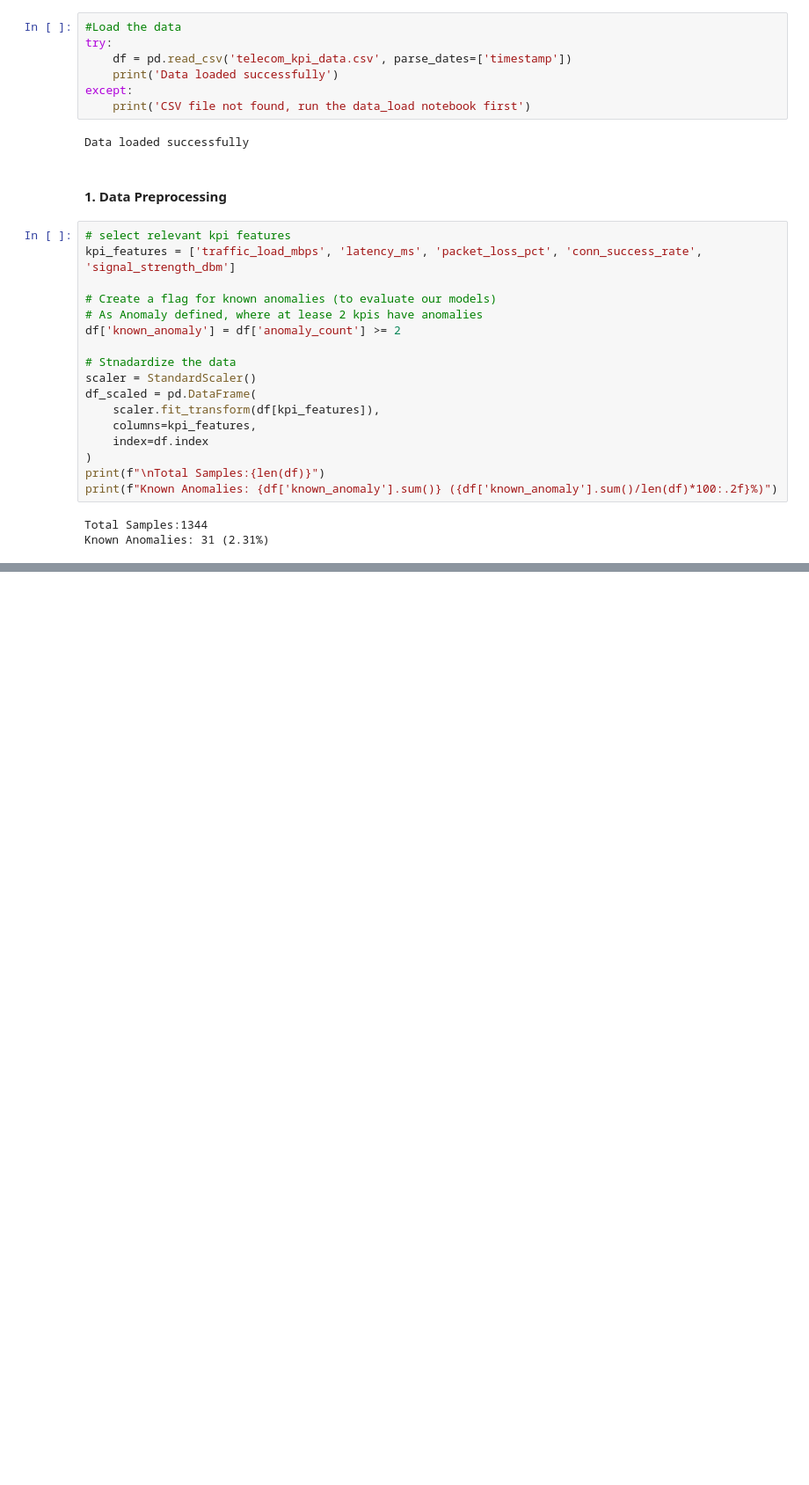
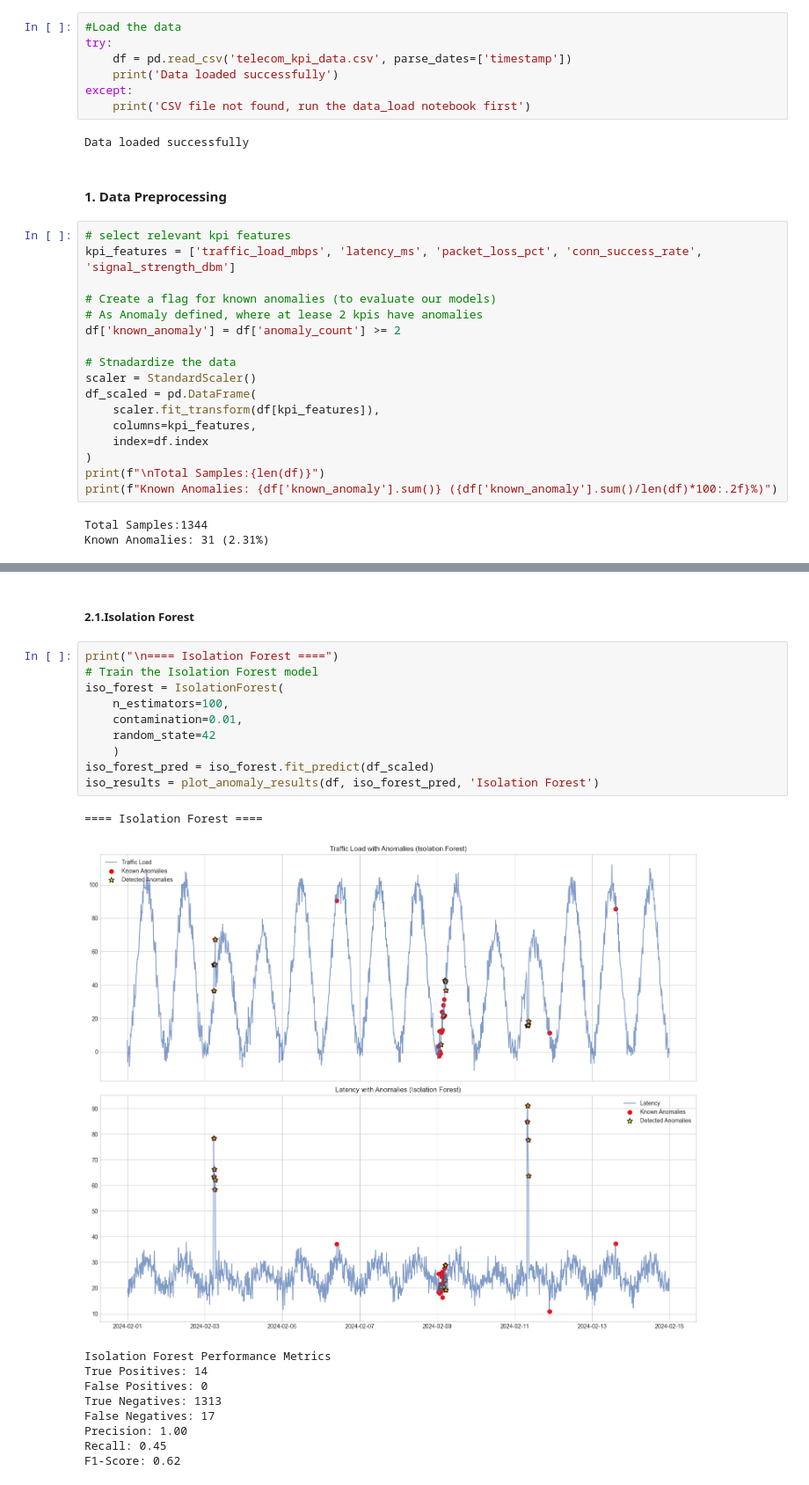
Before and after one commit to kiran2906/telecom_nw_anomaly, a Jupyter notebook: notebooks/anomaly_detection_models.ipynb, the cells around one changed output, grey strips where cells are left out. Shown at 88% size. Saved outputs shown, nothing was run; the diff lists cells and outputs as text; blank space fills up the shorter version.

Commit message:
Model implementation completed

```diff
--- a/notebooks/anomaly_detection_models.ipynb
+++ b/notebooks/anomaly_detection_models.ipynb
@@ -52,0 +116,23 @@ Known Anomalies: 31 (2.31%)
+# %% [markdown]
+##### 2.1.Isolation Forest
+# %%
+print("\n==== Isolation Forest ====")
+# Train the Isolation Forest model
+iso_forest = IsolationForest(
+    n_estimators=100,
+    contamination=0.01,
+    random_state=42
+    )
+iso_forest_pred = iso_forest.fit_predict(df_scaled)
+iso_results = plot_anomaly_results(df, iso_forest_pred, 'Isolation Forest')
+# %% [output]
+==== Isolation Forest ====
+[figure, added]
+Isolation Forest Performance Metrics
+True Positives: 14
+False Positives: 0
+True Negatives: 1313
+False Negatives: 17
+Precision: 1.00
+Recall: 0.45
+F1-Score: 0.62
```
Also changed, not shown: parts of 9 cells of this notebook, 4 other files.
